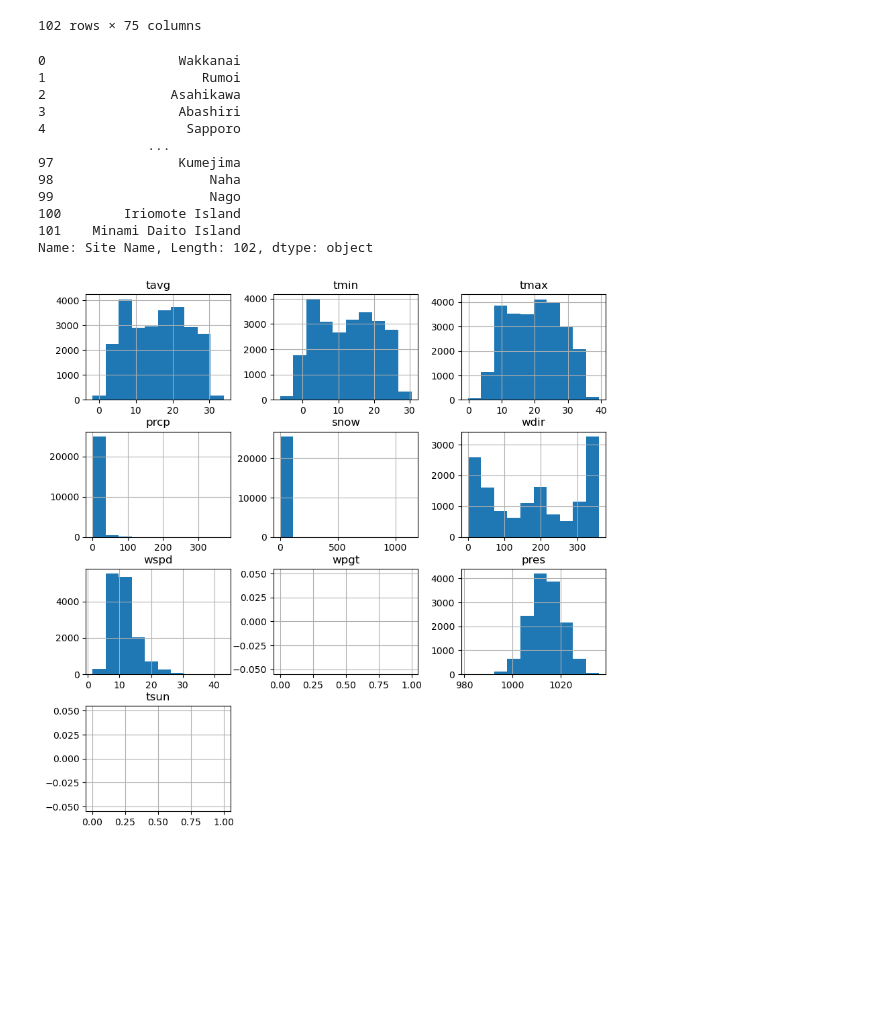
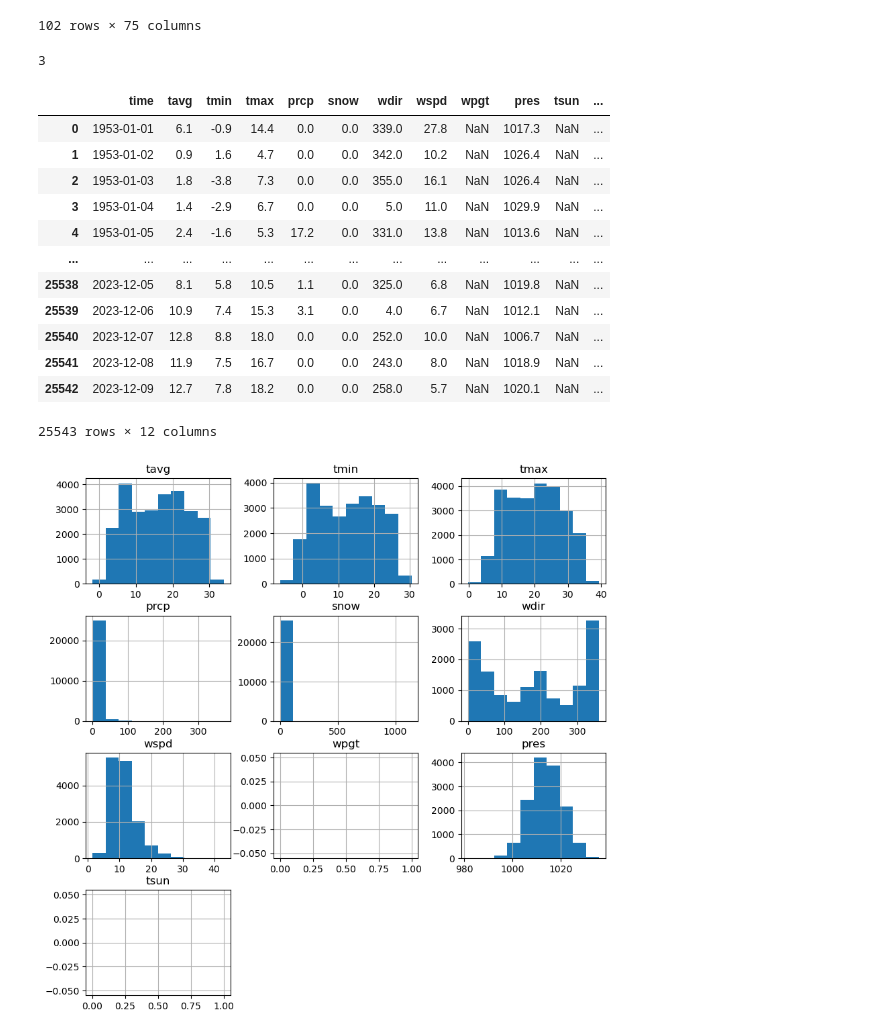
Before and after one commit to alice-gottlieb/princess-sakura, a Jupyter notebook: princess-sakura-main.ipynb, the cells around one changed output. Drawn from its saved outputs; the diff is of its cells as text; code cells hidden in the pictures; blank space fills up the shorter version.

Commit message:
Add lat and long to first_bloom_dates

```diff
--- a/princess-sakura-main.ipynb
+++ b/princess-sakura-main.ipynb
@@ -29,6 +29,13 @@ first_blooms
 | 100 | Iriomote Island | False | NaN | NaN | 1955-01-07 | NaN | 1957-01-16 | NaN | 1959-01-12 | ... |
 | 101 | Minami Daito Island | True | NaN | NaN | NaN | NaN | NaN | NaN | NaN | ... |
 102 rows × 75 columns
+# %%
+def get_lat_long(city):
+    geolocator = Nominatim(user_agent="my-app")
+    location = geolocator.geocode(city)
+    if location is None:
+        return None, None
+    return location.latitude, location.longitude
 # %%
 def find_weather_data(site_name, start, end, replace_snow_prcp_nans=True):
     '''Get the daily weather data for the site nearest to the given site name.
@@ -49,15 +56,7 @@ def find_weather_data(site_name, start, end, replace_snow_prcp_nans=True):
     data : pandas.DataFrame
         The daily weather data for the site nearest to the given site name.
     '''
-    # Create a geocoder object
-    geolocator = Nominatim(user_agent="my_app")
-
-    # Geocode the site name
-    location = geolocator.geocode(site_name + ", Japan")
-
-    # Extract the latitude and longitude
-    latitude = location.latitude
-    longitude = location.longitude
+    latitude, longitude = get_lat_long(site_name + ", Japan")
 
     # Fetch the nearest station
     stations = Stations()
@@ -66,6 +65,8 @@ def find_weather_data(site_name, start, end, replace_snow_prcp_nans=True):
     # Fetch the daily weather data
     data = Daily(nearest_station.index[0], start, end)
     data = data.fetch()
+    data.reset_index(inplace=True)
+    data["Site Name"] = site_name
 
     if replace_snow_prcp_nans:
         # Replace the NaNs in snow and prcp with 0
@@ -73,18 +74,3 @@ def find_weather_data(site_name, start, end, replace_snow_prcp_nans=True):
         data["prcp"] = data["prcp"].fillna(0)
 
     return data
-# %%
-first_blooms["Site Name"]
-# %% [output]
-0                 Wakkanai
-1                    Rumoi
-2                Asahikawa
-3                 Abashiri
-4                  Sapporo
-              ...
-97                Kumejima
-98                    Naha
-99                    Nago
-100        Iriomote Island
-101    Minami Daito Island
-Name: Site Name, Length: 102, dtype: object
@@ -91,4 +79,24 @@ Name: Site Name, Length: 102, dtype: object
+# %%
+first_blooms['Latitude'].isna().sum()
+# %% [output]
+3
 # %%
-tokyo_daily = find_weather_data("Tokyo", datetime(1953, 1, 1), datetime(2023, 12, 9))
+tokyo_daily = find_weather_data("Tokyo", datetime(1952, 1, 1), datetime(2023, 12, 9))
+# %%
+tokyo_daily
+# %% [output]
+|  | time | tavg | tmin | tmax | prcp | snow | wdir | wspd | wpgt | pres | tsun | ... |
+| 0 | 1953-01-01 | 6.1 | -0.9 | 14.4 | 0.0 | 0.0 | 339.0 | 27.8 | NaN | 1017.3 | NaN | ... |
+| 1 | 1953-01-02 | 0.9 | 1.6 | 4.7 | 0.0 | 0.0 | 342.0 | 10.2 | NaN | 1026.4 | NaN | ... |
+| 2 | 1953-01-03 | 1.8 | -3.8 | 7.3 | 0.0 | 0.0 | 355.0 | 16.1 | NaN | 1026.4 | NaN | ... |
+| 3 | 1953-01-04 | 1.4 | -2.9 | 6.7 | 0.0 | 0.0 | 5.0 | 11.0 | NaN | 1029.9 | NaN | ... |
+| 4 | 1953-01-05 | 2.4 | -1.6 | 5.3 | 17.2 | 0.0 | 331.0 | 13.8 | NaN | 1013.6 | NaN | ... |
+| ... | ... | ... | ... | ... | ... | ... | ... | ... | ... | ... | ... | ... |
+| 25538 | 2023-12-05 | 8.1 | 5.8 | 10.5 | 1.1 | 0.0 | 325.0 | 6.8 | NaN | 1019.8 | NaN | ... |
+| 25539 | 2023-12-06 | 10.9 | 7.4 | 15.3 | 3.1 | 0.0 | 4.0 | 6.7 | NaN | 1012.1 | NaN | ... |
+| 25540 | 2023-12-07 | 12.8 | 8.8 | 18.0 | 0.0 | 0.0 | 252.0 | 10.0 | NaN | 1006.7 | NaN | ... |
+| 25541 | 2023-12-08 | 11.9 | 7.5 | 16.7 | 0.0 | 0.0 | 243.0 | 8.0 | NaN | 1018.9 | NaN | ... |
+| 25542 | 2023-12-09 | 12.7 | 7.8 | 18.2 | 0.0 | 0.0 | 258.0 | 5.7 | NaN | 1020.1 | NaN | ... |
+25543 rows × 12 columns
 # %%
 tokyo_daily.hist(figsize=(10, 10))
```
Also changed, not shown: parts of 2 cells of this notebook.
